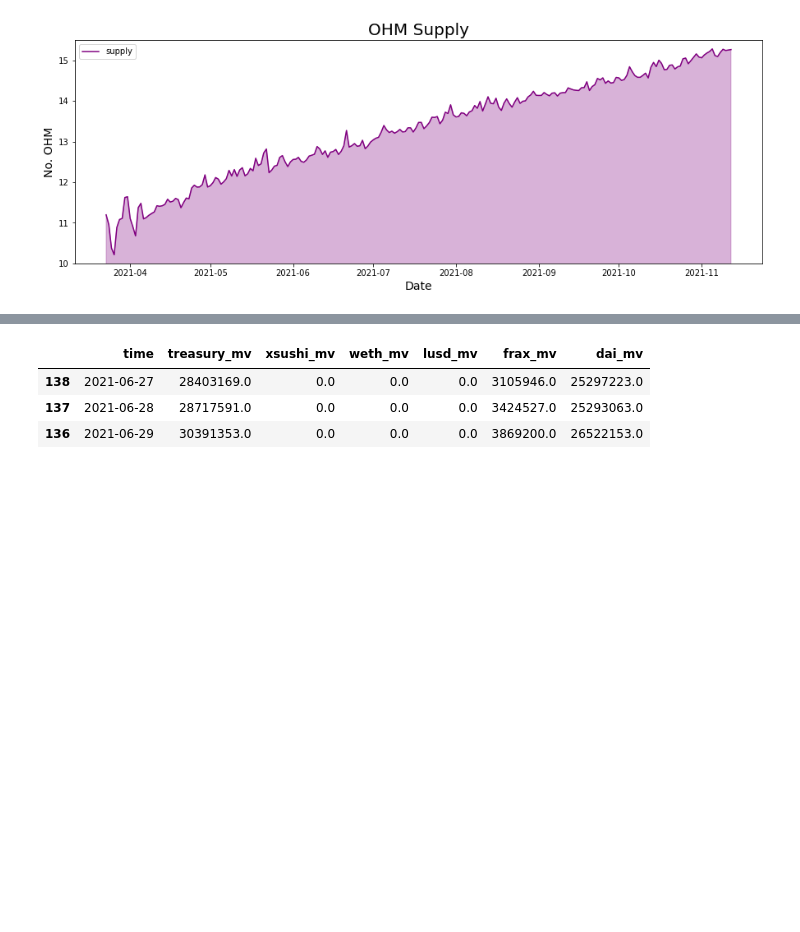
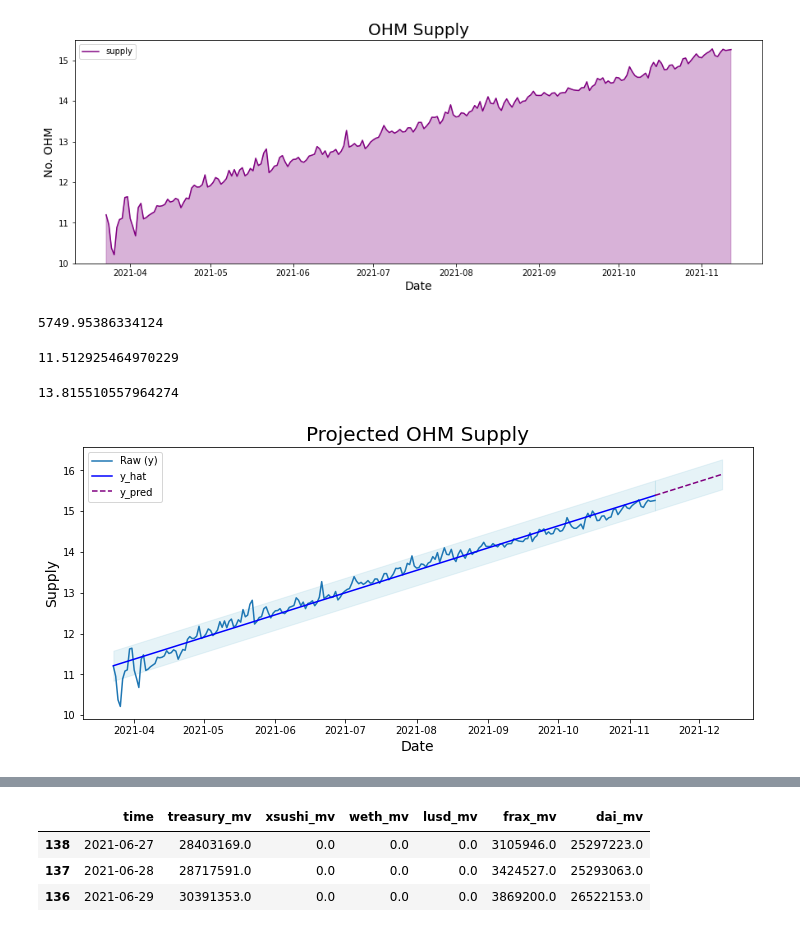
Before and after one commit to icmoore/dao_research, a Jupyter notebook: notebooks/charts.ipynb, the cells around one changed output, grey strips where cells are left out. Drawn from its saved outputs; the diff is of its cells as text; code cells hidden in the pictures; blank space fills up the shorter version.

```diff
--- a/notebooks/charts.ipynb
+++ b/notebooks/charts.ipynb
@@ -247,3 +257,9 @@ plt.legend()
+# %%
+x = ohm_supply['supply'].values[-1]/ohm_supply['supply'].values[0]
+
+x2Percent(x)
+# %% [output]
+5749.95386334124
 # %%
 import statsmodels.api as sm
 
@@ -278,6 +294,32 @@ dates_pred = [getDate(t,strt_date='2021-11-12') for t in range(0,Np)]
 y_pred = pred.predicted_mean
 y_pred_lwr = y_pred - 1.96*prstd[0]
 y_pred_upr = y_pred + 1.96*prstd[0]
+# %%
+np.log(100000)
+# %% [output]
+11.512925464970229
+# %%
+np.log(1000000)
+# %% [output]
+13.815510557964274
+# %%
+x = np.array(range(1,len(y)+1))
+x_pred = np.array(range(2061,2061+N))
+
+fig = plt.figure(figsize=(12,5))
+ax = fig.gca()
+plt.plot(dates, y, label="Raw (y)")
+plt.plot(dates, y_hat, color='blue', label="y_hat")
+plt.fill_between(dates, y_hat_lwr, y_hat_upr, alpha=0.3, color='lightblue')
+
+plt.plot(dates_pred, y_pred, color='purple', linestyle='dashed', label="y_pred")
+plt.fill_between(dates_pred, y_pred_lwr, y_pred_upr, alpha=0.3, color='lightblue')
+plt.title("Projected OHM Supply", fontsize=20)
+plt.xlabel("Date", fontsize=14)
+plt.ylabel("Supply", fontsize=14)
+plt.legend();
+# %% [output]
+[figure, added]
 # %%
 x = np.array(range(1,len(y)+1))
 x_pred = np.array(range(2061,2061+N))
```
Also changed, not shown: parts of 32 cells of this notebook, 17 other files.
